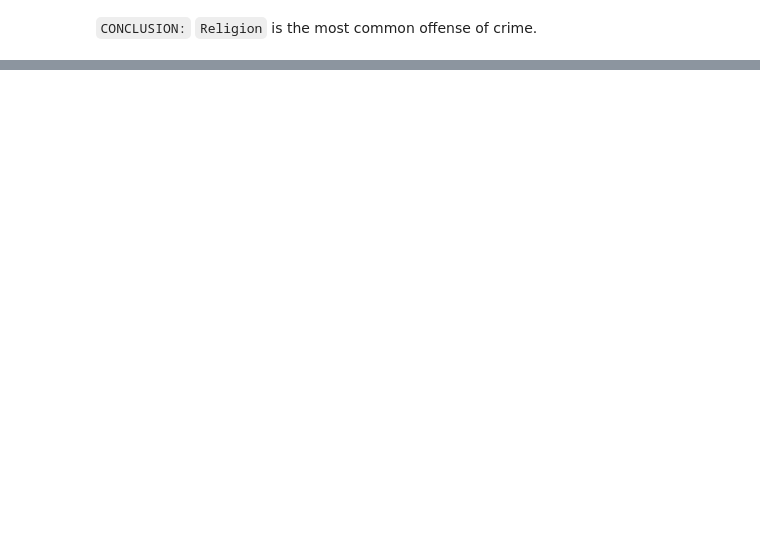
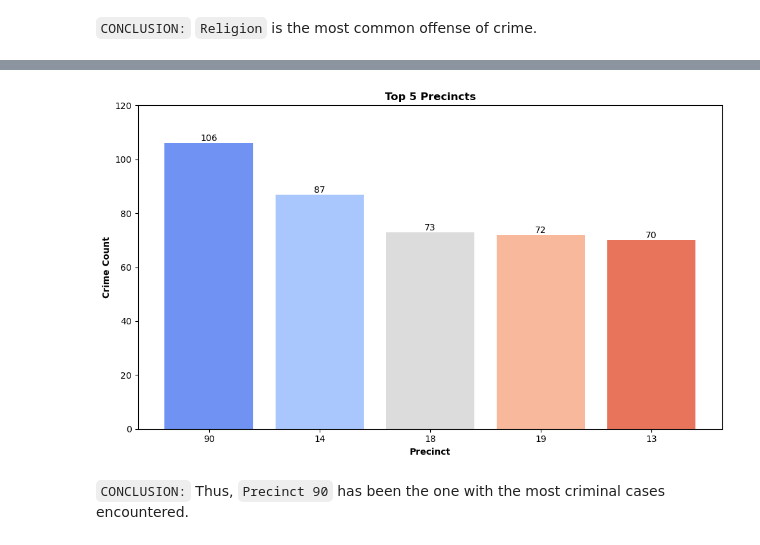
Before and after one commit to manjit-baishya-datascience/NYPD-Hate-Crime-EDA, a Jupyter notebook: nypd-hate-crime-eda.ipynb, the cells around one changed output, grey strips where cells are left out. Saved outputs shown, nothing was run; the diff lists cells and outputs as text; code cells hidden in the pictures; blank space fills up the shorter version.

```diff
--- a/nypd-hate-crime-eda.ipynb
+++ b/nypd-hate-crime-eda.ipynb
@@ -726,0 +667,26 @@ plt.show()
+# %%
+counts = df['precinct'].value_counts()
+top_5_counts = counts.head(5)
+
+colors = sns.color_palette("coolwarm", len(top_5_counts))
+
+plt.figure(figsize=(10, 6))
+bars = plt.bar(top_5_counts.index, top_5_counts.values, color=colors)
+
+plt.title('Top 5 Precincts', fontweight = 'bold')
+plt.ylabel('Crime Count', fontweight = 'bold')
+plt.xlabel('Precinct', fontweight = 'bold')
+
+plt.ylim(0, 120)
+
+for bar in bars:
+    yval = bar.get_height()
+    plt.text(bar.get_x() + bar.get_width()/2, yval, round(yval), ha='center', va='bottom')
+
+# Show the plot
+plt.tight_layout()
+plt.show()
+# %% [output]
+[figure, added]
+# %% [markdown]
+`CONCLUSION:` Thus, `Precinct 90` has been the one with the most criminal cases encountered.
```
Also changed, not shown: parts of 31 cells of this notebook.
